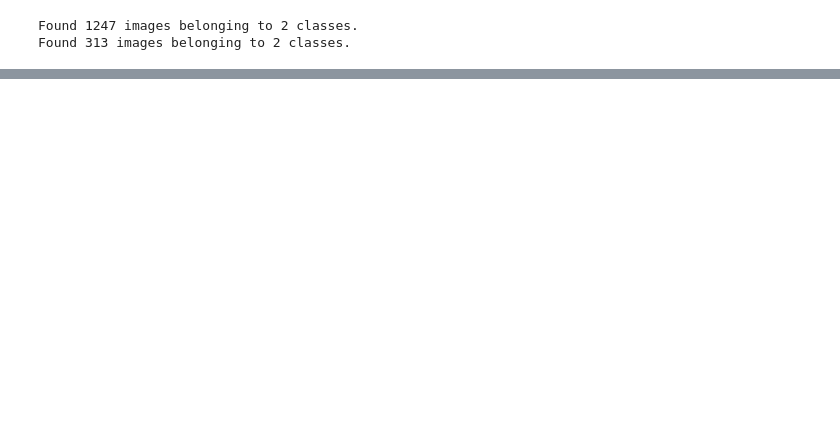
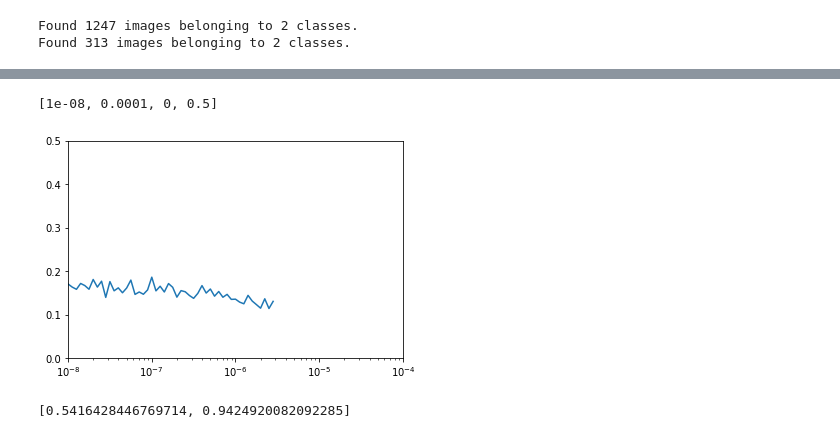
Before and after one commit to Pballer/crop_alert, a Jupyter notebook: data_processing/Classification_Model.ipynb, the cells around one changed output, grey strips where cells are left out. Cells and saved outputs as stored; diff of their text form; code cells hidden in the pictures; blank space fills up the shorter version.

Commit message:
Frist binary classification model.

```diff
--- a/data_processing/Classification_Model.ipynb
+++ b/data_processing/Classification_Model.ipynb
@@ -120,9 +116,11 @@ Found 313 images belonging to 2 classes.
 # %%
-model.fit_generator(
-        train_generator,
-        steps_per_epoch=2000 // batch_size,
-        epochs=50,
-        validation_data=validation_generator,
-        validation_steps=800 // batch_size)
+history = model.fit_generator(
+    train_generator,
+    steps_per_epoch=2000 // batch_size,
+    epochs=50,
+    validation_data=validation_generator,
+    validation_steps=800 // batch_size,
+    #callbacks=[lr_schedule],
+)
 # %% [output]
 Epoch 1/50
@@ -145,0 +143,10 @@ Epoch 50/50
+# %%
+plt.semilogx(history.history["lr"], history.history["loss"])
+plt.axis([1e-8, 1e-4, 0, .5])
+# %% [output]
+[1e-08, 0.0001, 0, 0.5]
+[figure, added]
+# %%
+model.evaluate_generator(validation_generator)
+# %% [output]
+[0.5416428446769714, 0.9424920082092285]
```
Also changed, not shown: parts of 27 cells of this notebook.
